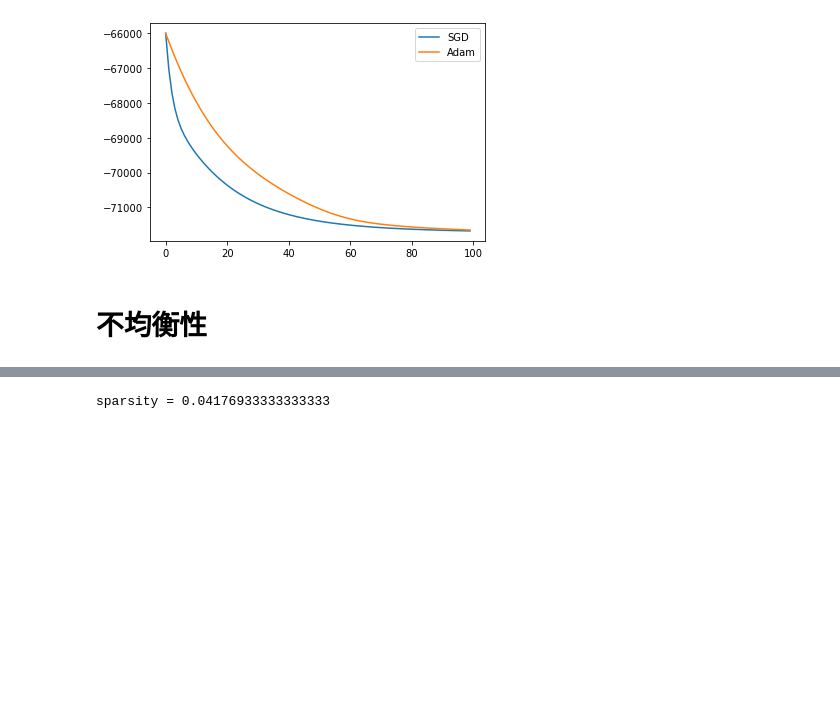
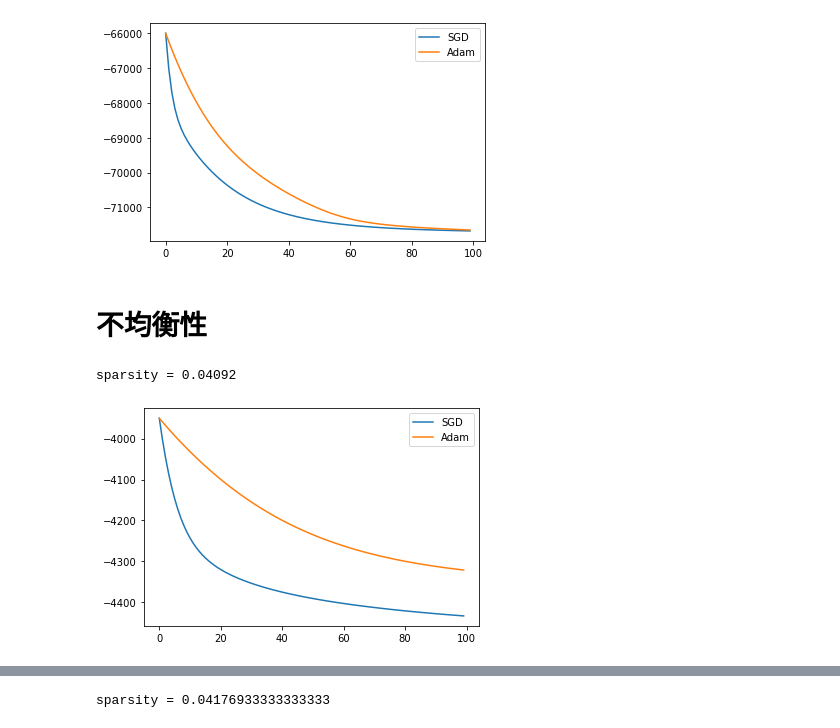
Before and after one commit to hand10ryo/tfMFs, a Jupyter notebook: experiments/Synthetic.ipynb, the cells around one changed output, grey strips where cells are left out. Drawn from its saved outputs; the diff is of its cells as text; code cells hidden in the pictures; blank space fills up the shorter version.

```diff
--- a/experiments/Synthetic.ipynb
+++ b/experiments/Synthetic.ipynb
@@ -226,3 +226,16 @@ sparsity = 0.039894
 [figure]
 # %% [markdown]
 # 不均衡性
+# %%
+synthetic_experiment(
+    num_pos_users=80, # little imbalance
+    num_neg_users=320, # little imbalance
+    num_random_words=1000, # small size
+    lam=None,
+    shape=0.1,
+    scale=0.5,
+    dim = 10
+)
+# %% [output]
+sparsity = 0.04092
+[figure, added]
```
Also changed, not shown: parts of 4 cells of this notebook, 1 other file.
